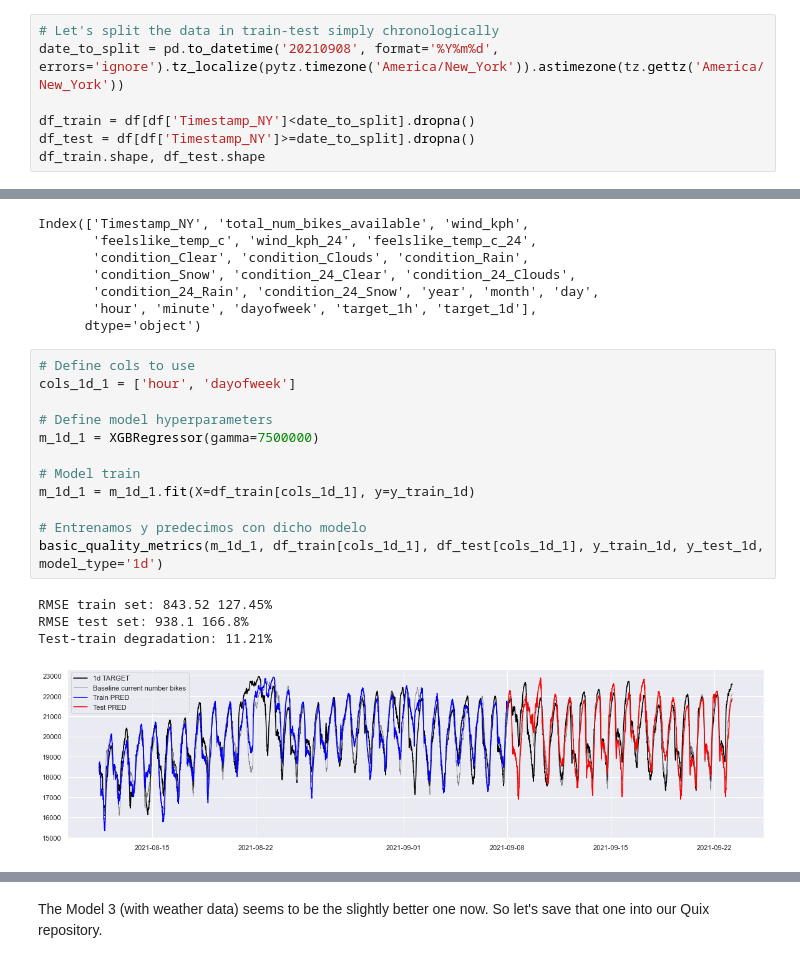
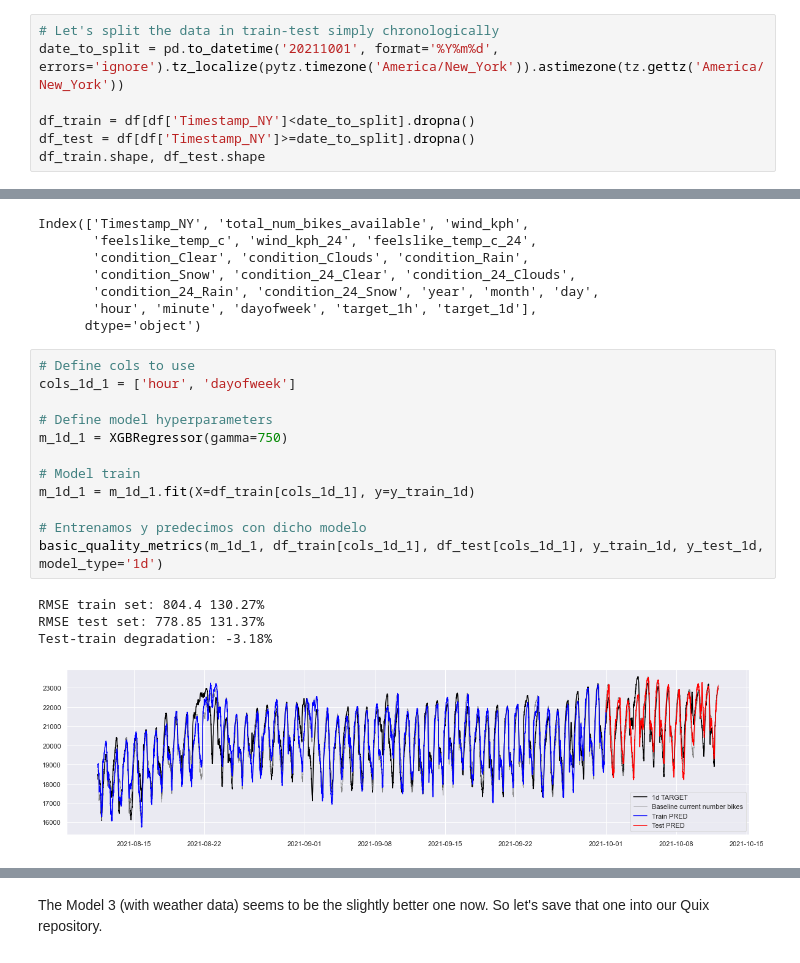
Before and after one commit to quixio/NY-bikes-tutorial, a Jupyter notebook: notebooks-and-sample-data/04 - Train ML models.ipynb, the cells around one changed output, grey strips where cells are left out. Drawn from its saved outputs; the diff is of its cells as text.

```diff
--- a/notebooks-and-sample-data/04 - Train ML models.ipynb
+++ b/notebooks-and-sample-data/04 - Train ML models.ipynb
@@ -70,6 +70,6 @@ plt.show()
 # %%
 # Let's split the data in train-test simply chronologically
-date_to_split = pd.to_datetime('20210908', format='%Y%m%d', errors='ignore').tz_localize(pytz.timezone('America/New_York')).astimezone(tz.gettz('America/New_York'))
+date_to_split = pd.to_datetime('20211001', format='%Y%m%d', errors='ignore').tz_localize(pytz.timezone('America/New_York')).astimezone(tz.gettz('America/New_York'))
 
 df_train = df[df['Timestamp_NY']<date_to_split].dropna()
 df_test = df[df['Timestamp_NY']>=date_to_split].dropna()
@@ -317,20 +317,20 @@ Index(['Timestamp_NY', 'total_num_bikes_available', 'wind_kph',
 # %%
 # Define cols to use
 cols_1d_1 = ['hour', 'dayofweek']
 
 # Define model hyperparameters
-m_1d_1 = XGBRegressor(gamma=7500000)
+m_1d_1 = XGBRegressor(gamma=750)
 
 # Model train
 m_1d_1 = m_1d_1.fit(X=df_train[cols_1d_1], y=y_train_1d)
 
 # Entrenamos y predecimos con dicho modelo
 basic_quality_metrics(m_1d_1, df_train[cols_1d_1], df_test[cols_1d_1], y_train_1d, y_test_1d, model_type='1d')
 # %% [output]
-RMSE train set: 843.52 127.45%
-RMSE test set: 938.1 166.8%
-Test-train degradation: 11.21%
+RMSE train set: 804.4 130.27%
+RMSE test set: 778.85 131.37%
+Test-train degradation: -3.18%
-[figure, old version]
+[figure, new version]
 # %%
 # Define cols to use
 cols_1d_2 = ['hour', 'dayofweek', 'wind_kph', 'feelslike_temp_c', 'wind_kph_24', 'feelslike_temp_c_24']
```
Also changed, not shown: parts of 16 cells of this notebook, 7 other files.
